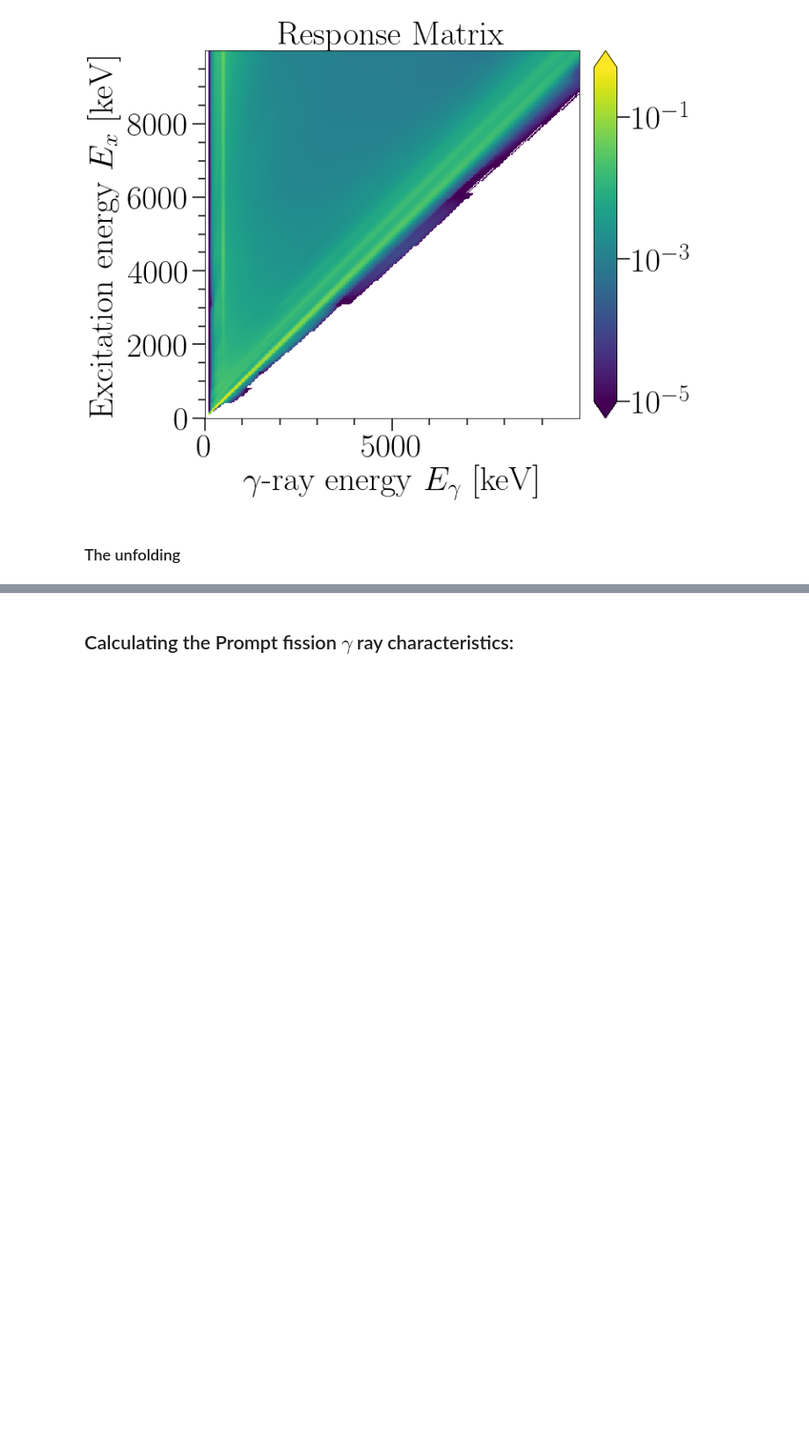
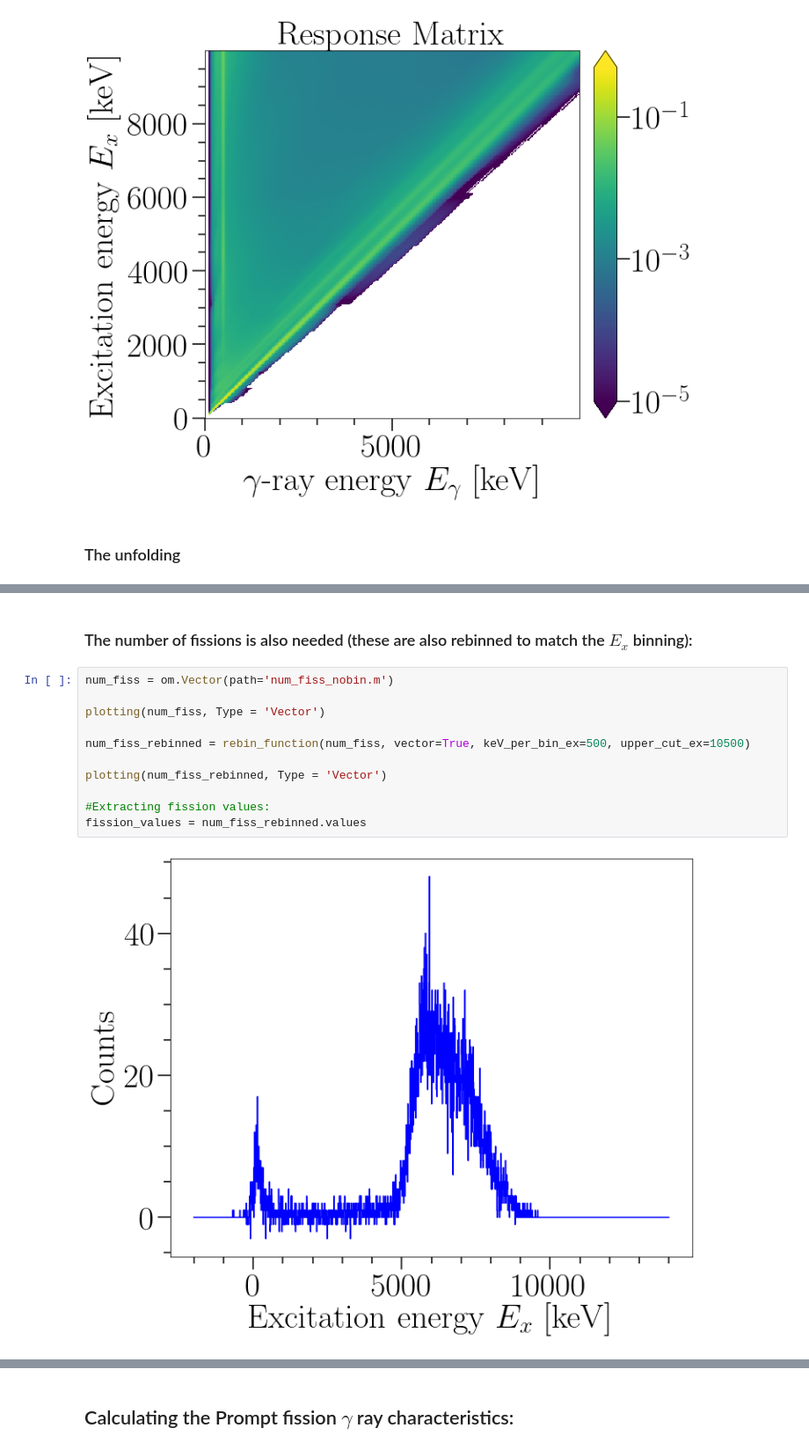
Before and after one commit to jvevik/Unfolding_and_PFG_extraction, a Jupyter notebook: Unfolding.ipynb, the cells around one changed output, grey strips where cells are left out. Shown at 88% size. Saved outputs shown, nothing was run; the diff lists cells and outputs as text; blank space fills up the shorter version.

```diff
--- a/Unfolding.ipynb
+++ b/Unfolding.ipynb
@@ -346,0 +353,15 @@ plotting(unfolded, vmin=1e-2, vmax=4e1)
+# %% [markdown]
+### The number of fissions is also needed (these are also rebinned to match the $E_x$ binning):
+# %%
+num_fiss = om.Vector(path='num_fiss_nobin.m')
+
+plotting(num_fiss, Type = 'Vector')
+
+num_fiss_rebinned = rebin_function(num_fiss, vector=True, keV_per_bin_ex=500, upper_cut_ex=10500)
+
+plotting(num_fiss_rebinned, Type = 'Vector')
+
+#Extracting fission values:
+fission_values = num_fiss_rebinned.values
+# %% [output]
+[figure, added]
```
Also changed, not shown: parts of 20 cells of this notebook, 4 other files.
